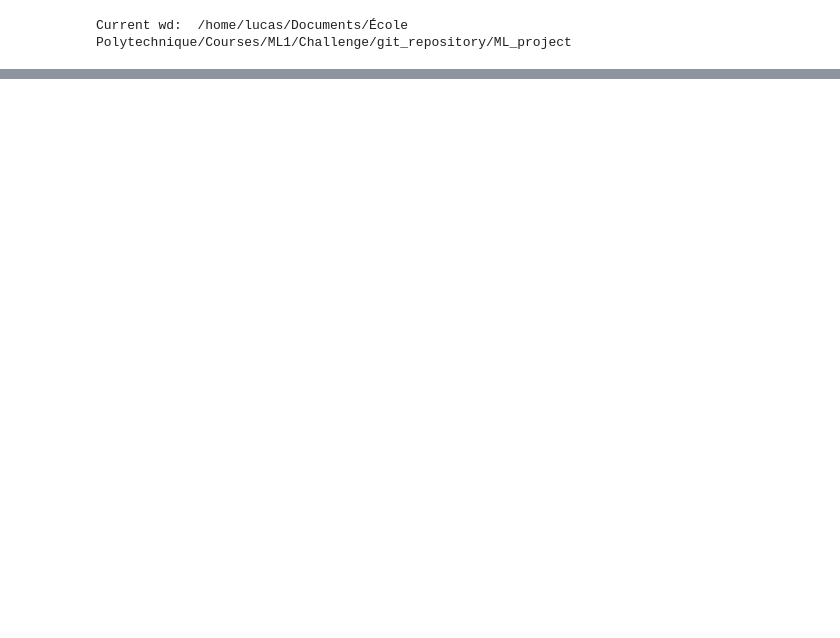
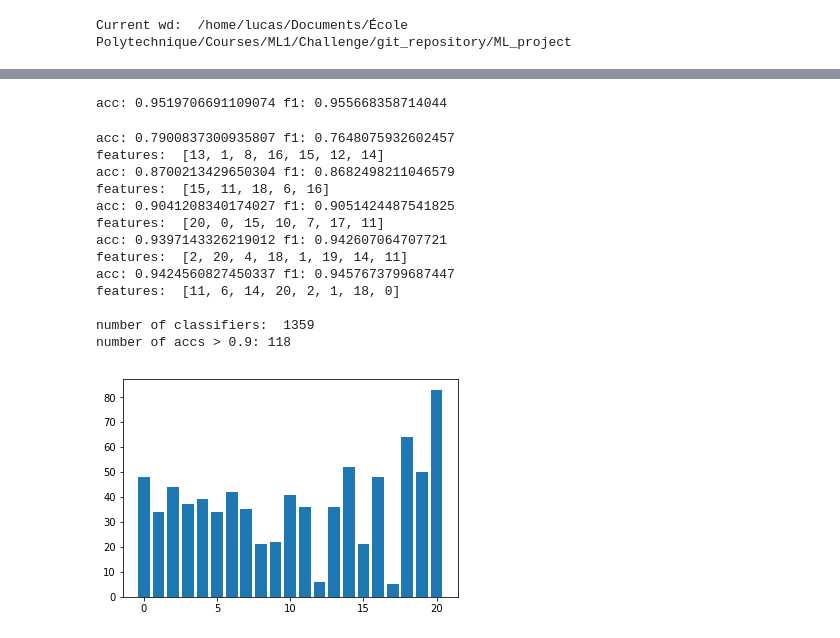
Before and after one commit to JacobPfau/Academic-Citation-Prediction, a Jupyter notebook: test_copy.ipynb, the cells around one changed output, grey strips where cells are left out. Saved outputs shown, nothing was run; the diff lists cells and outputs as text; code cells hidden in the pictures; blank space fills up the shorter version.

Commit message:
Lucas notebook + first feature_selection attempts

```diff
--- a/test_copy.ipynb
+++ b/test_copy.ipynb
@@ -111,7 +119,8 @@ features_to_read = ["overlap_title",
                 "peer_popularity",
                 "edge_check",
                 "LSA_distance",
-                "node_degree"]
+                "node_degree",
+                "succ_pred"]
 
 train_features_dict = dict()
 train_features_reduced_dict = dict()
@@ -277,0 +545,71 @@ Current wd:  /home/lucas/Documents/École Polytechnique/Courses/ML1/Challenge/gi
+# %%
+# Joined forces
+joined_DTree = DecisionTreeClassifier()
+
+preds_test_svm = np.reshape(preds_svm,(len(preds_svm),1))
+preds_test_lg = np.reshape(preds_lg,(len(preds_lg),1))
+preds_test_knn = np.reshape(preds_knn,(len(preds_knn),1))
+preds_test_dt = np.reshape(preds_dt,(len(preds_dt),1))
+combined_preds = np.concatenate([preds_test_svm,preds_test_lg,preds_test_knn,preds_test_dt],axis=1)
+
+joined_DTree.fit(combined_preds[0:50000,:], test_true_labels[0:50000])
+preds_joined = joined_DTree.predict(combined_preds[50000:,:])
+
+acc = metrics.accuracy_score(list(map(int,test_true_labels[50000:])), list(map(int,preds_joined)))
+f1 = metrics.f1_score(list(map(int,test_true_labels[50000:])), list(map(int,preds_joined)))
+print("acc:",acc,"f1:",f1)
+# %% [output]
+acc: 0.9519706691109074 f1: 0.955668358714044
+# %%
+# Select random features and train a decision tree on it
+from time import clock
+
+random.seed(0)
+total_num_features = train_features_reduced.shape[1]
+time_limit = 600
+start_time = clock()
+feature_selections = []
+accs = []
+f1s = []
+while clock() < start_time + time_limit:
+    num_select_features = random.randint(1,10)
+    selection = random.sample(range(total_num_features),num_select_features)
+
+    model = lr().fit(train_features_reduced[:,selection], train_true_labels_reduced)
+    preds = list(model.predict(test_features[:,selection]))
+
+    #nNhbr = KNeighborsClassifier()
+    #nNhbr.fit(train_features_reduced[:,selection],train_true_labels_reduced) # do Ytrain.ravel() for length one Y values
+    #preds = nNhbr.predict(test_features[:,selection])
+
+    #classifier = svm.LinearSVC()
+    #classifier.fit(train_features_reduced[:,selection], train_true_labels_reduced)
+    #preds = list(classifier.predict(test_features[:,selection]))
+
+    #dTree = DecisionTreeClassifier()
+    #dTree.fit(train_features_reduced[:,selection],train_true_labels_reduced)
+    #preds = dTree.predict(test_features[:,selection])
+
+    acc = metrics.accuracy_score(list(map(int,test_true_labels)), list(map(int,preds)))
+    f1 = metrics.f1_score(list(map(int,test_true_labels)), list(map(int,preds)))
+    accs.append(acc)
+    f1s.append(f1)
+    feature_selections.append(selection)
+    if acc == max(accs):
+        print('acc:',acc,'f1:',f1)
+        print('features: ',selection)
+# %% [output]
+acc: 0.7900837300935807 f1: 0.7648075932602457
+features:  [13, 1, 8, 16, 15, 12, 14]
+acc: 0.8700213429650304 f1: 0.8682498211046579
+features:  [15, 11, 18, 6, 16]
+acc: 0.9041208340174027 f1: 0.9051424487541825
+features:  [20, 0, 15, 10, 7, 17, 11]
+acc: 0.9397143326219012 f1: 0.942607064707721
+features:  [2, 20, 4, 18, 1, 19, 14, 11]
+acc: 0.9424560827450337 f1: 0.9457673799687447
+features:  [11, 6, 14, 20, 2, 1, 18, 0]
+
+number of classifiers:  1359
+number of accs > 0.9: 118
+[figure, added]
```
Also changed, not shown: parts of 29 cells of this notebook, 1 other file.
